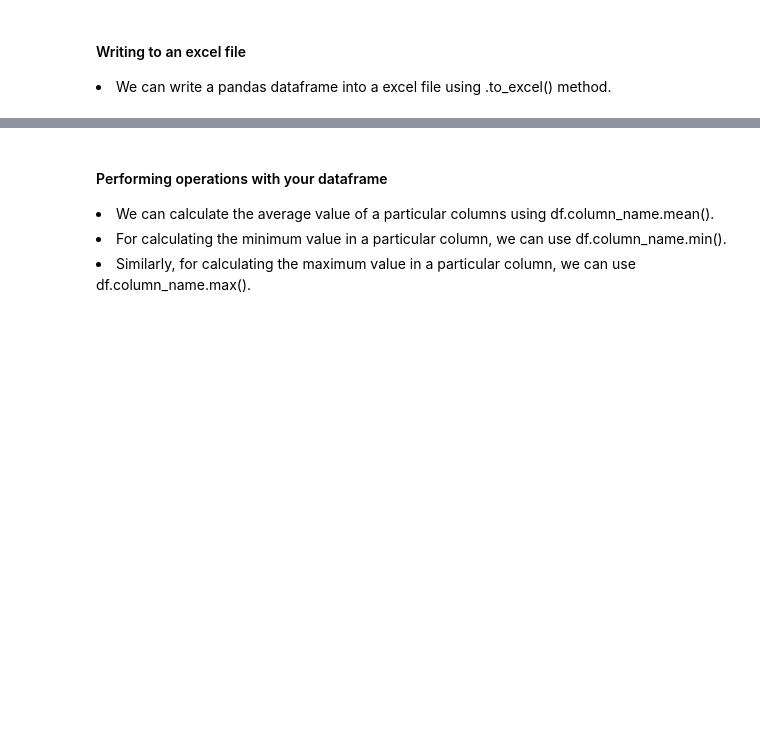
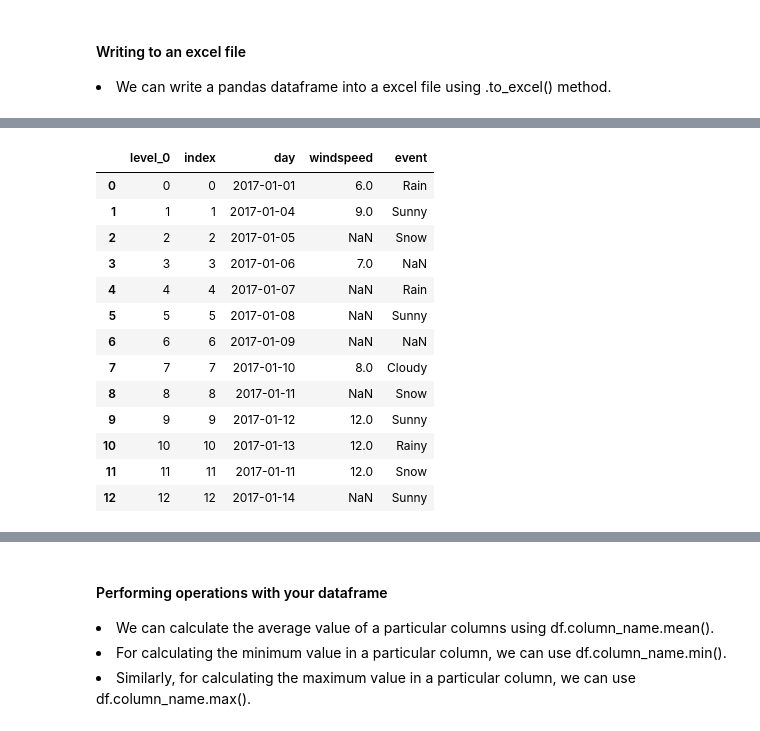
Before and after one commit to prabhat-123/Python_For_Data_Science, a Jupyter notebook: pandas_basics.ipynb, the cells around one changed output, grey strips where cells are left out. Cells and saved outputs as stored; diff of their text form; code cells hidden in the pictures; blank space fills up the shorter version.

Commit message:
pandas set_index(), reset_index(), head(), tail(), and slicing methods

```diff
--- a/pandas_basics.ipynb
+++ b/pandas_basics.ipynb
@@ -345,0 +615,3 @@ weather_df.to_excel('weather_data.xlsx', 'nans')
+# %%
+weather_df_nan.reset_index(inplace = True)
+weather_df_nan
@@ -345,0 +633,3 @@ weather_df.to_excel('weather_data.xlsx', 'nans')
+# %%
+temperature_index_df = weather_df_nan.set_index('temperature')
+temperature_index_df.head()
@@ -345,0 +644,5 @@ weather_df.to_excel('weather_data.xlsx', 'nans')
+# %%
+temperature_reset_index_df = temperature_index_df.reset_index(drop = True)
+# %%
+temperature_reset_index_df.reset_index(inplace = True)
+temperature_reset_index_df
@@ -345,0 +664,18 @@ weather_df.to_excel('weather_data.xlsx', 'nans')
+# %%
+temperature_reset_index_df.reset_index(inplace = True, drop = True)
+temperature_reset_index_df
+# %% [output]
+|  | level_0 | index | day | windspeed | event |
+| 0 | 0 | 0 | 2017-01-01 | 6.0 | Rain |
+| 1 | 1 | 1 | 2017-01-04 | 9.0 | Sunny |
+| 2 | 2 | 2 | 2017-01-05 | NaN | Snow |
+| 3 | 3 | 3 | 2017-01-06 | 7.0 | NaN |
+| 4 | 4 | 4 | 2017-01-07 | NaN | Rain |
+| 5 | 5 | 5 | 2017-01-08 | NaN | Sunny |
+| 6 | 6 | 6 | 2017-01-09 | NaN | NaN |
+| 7 | 7 | 7 | 2017-01-10 | 8.0 | Cloudy |
+| 8 | 8 | 8 | 2017-01-11 | NaN | Snow |
+| 9 | 9 | 9 | 2017-01-12 | 12.0 | Sunny |
+| 10 | 10 | 10 | 2017-01-13 | 12.0 | Rainy |
+| 11 | 11 | 11 | 2017-01-11 | 12.0 | Snow |
+| 12 | 12 | 12 | 2017-01-14 | NaN | Sunny |
```
Also changed, not shown: parts of 55 cells of this notebook.
